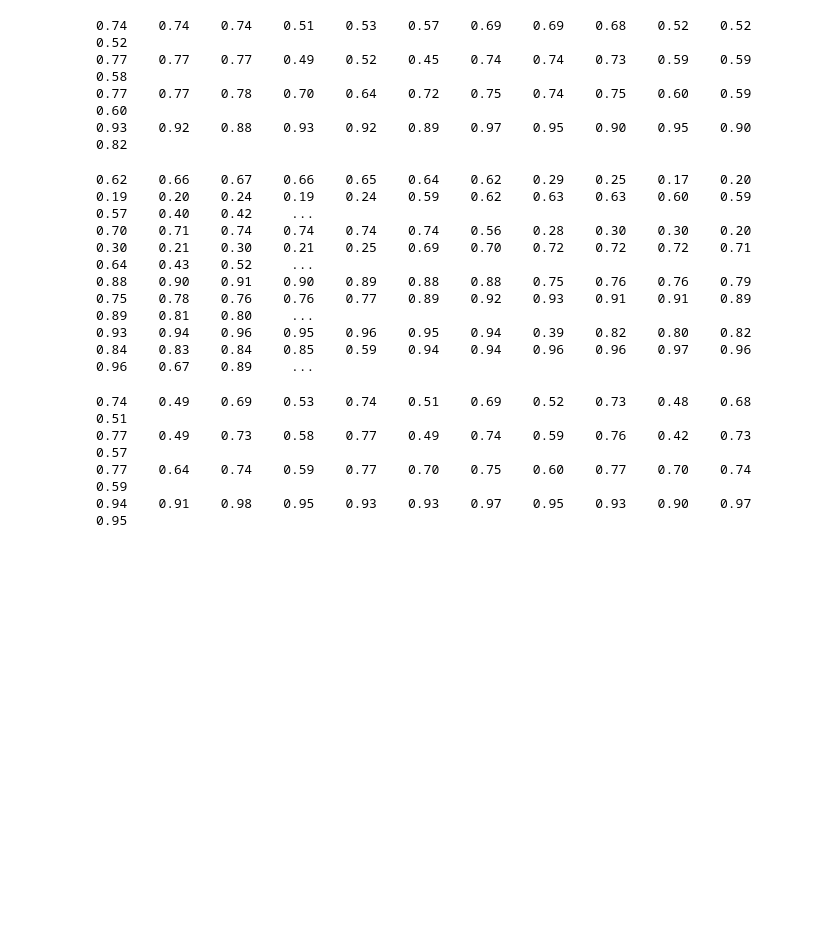
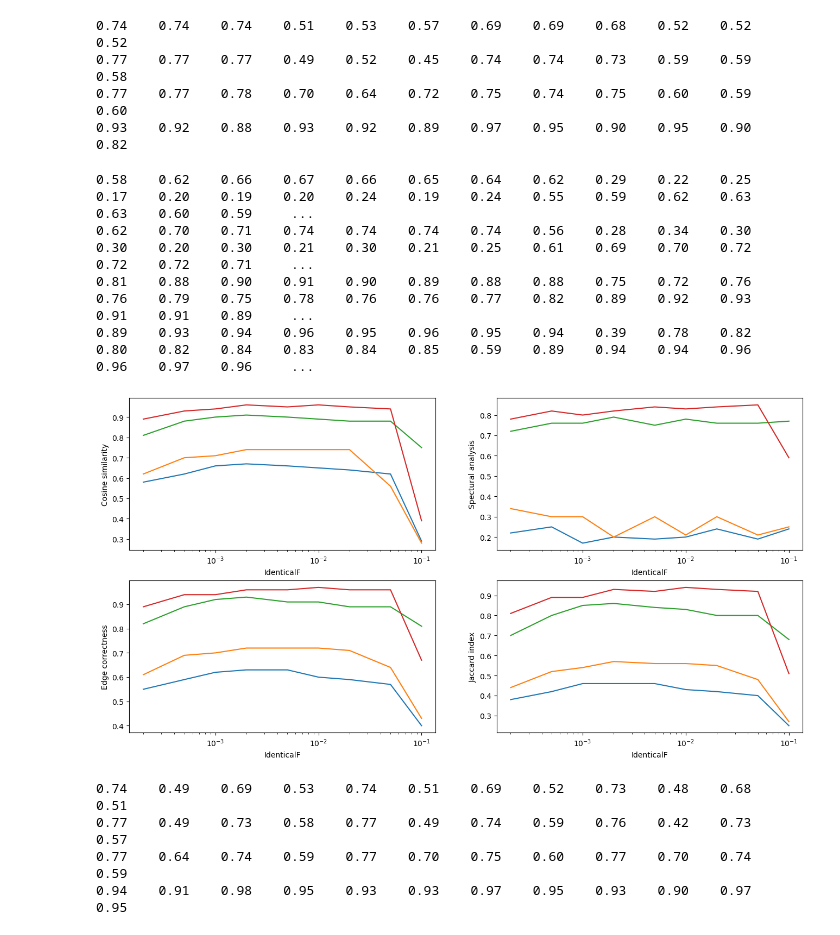
Before and after one commit to bizhili/Topology_Learning_Epis, a Jupyter notebook: readExperiment.ipynb, the cells around one changed output. Cells and saved outputs as stored; diff of their text form; code cells hidden in the pictures; blank space fills up the shorter version.

```diff
--- a/readExperiment.ipynb
+++ b/readExperiment.ipynb
@@ -15,7 +15,7 @@ denses= [4, 6, 8]
 nodes= [50, 100, 150]
 intenses= [0, 1, 2]
 
-identicalfs= [5e-4, 1e-3, 2e-3, 5e-3, 1e-2, 2e-2, 5e-2, 1e-1]# except 1e-2
+identicalfs= [2e-4, 5e-4, 1e-3, 2e-3, 5e-3, 1e-2, 2e-2, 5e-2, 1e-1]# except 1e-2
 
 commands1=set()
 linuxThread= 3
@@ -379,7 +379,10 @@ for randomGraph in randomGraphs:
 0.93    0.92    0.88    0.93    0.92    0.89    0.97    0.95    0.90    0.95    0.90    0.82
 # %%
 #AA_WS_identical_11_4_-1_0_100_10.0_150000
-
+cosinesNp= []
+spectralsNp= []
+edgesNp= []
+jaccardsNp= []
 identicalf= 0.01
 node= 100
 #Performance on different identicalf new
@@ -418,14 +421,47 @@ for randomGraph in randomGraphs:
         spectralsList.append(f"{spectrals:.2f}")
         edgesList.append(f"{edges:.2f}")
         jaccardsList.append(f"{jaccards:.2f}")
+    cosinesNp.append(cosinesList)
+    spectralsNp.append(spectralsList)
+    edgesNp.append(edgesList)
+    jaccardsNp.append(jaccardsList)
         #print(f"{cosines:.2f}\t{spectrals:.2f}\t{edges:.2f}\t{jaccards:.2f}", end="\t")
     print("\t".join(cosinesList)+"\t"+"\t".join(spectralsList)+"\t"+"\t".join(edgesList)+"\t"+"\t".join(jaccardsList))
     #print()
+cosinesNp= np.array(cosinesNp).astype(float)
+spectralsNp= np.array(spectralsNp).astype(float)
+edgesNp= np.array(edgesNp).astype(float)
+jaccardsNp= np.array(jaccardsNp).astype(float)
 # %% [output]
-0.62    0.66    0.67    0.66    0.65    0.64    0.62    0.29    0.25    0.17    0.20    0.19    0.20    0.24    0.19    0.24    0.59    0.62    0.63    0.63    0.60    0.59    0.57    0.40    0.42     ...
-0.70    0.71    0.74    0.74    0.74    0.74    0.56    0.28    0.30    0.30    0.20    0.30    0.21    0.30    0.21    0.25    0.69    0.70    0.72    0.72    0.72    0.71    0.64    0.43    0.52     ...
-0.88    0.90    0.91    0.90    0.89    0.88    0.88    0.75    0.76    0.76    0.79    0.75    0.78    0.76    0.76    0.77    0.89    0.92    0.93    0.91    0.91    0.89    0.89    0.81    0.80     ...
-0.93    0.94    0.96    0.95    0.96    0.95    0.94    0.39    0.82    0.80    0.82    0.84    0.83    0.84    0.85    0.59    0.94    0.94    0.96    0.96    0.97    0.96    0.96    0.67    0.89     ...
+0.58    0.62    0.66    0.67    0.66    0.65    0.64    0.62    0.29    0.22    0.25    0.17    0.20    0.19    0.20    0.24    0.19    0.24    0.55    0.59    0.62    0.63    0.63    0.60    0.59     ...
+0.62    0.70    0.71    0.74    0.74    0.74    0.74    0.56    0.28    0.34    0.30    0.30    0.20    0.30    0.21    0.30    0.21    0.25    0.61    0.69    0.70    0.72    0.72    0.72    0.71     ...
+0.81    0.88    0.90    0.91    0.90    0.89    0.88    0.88    0.75    0.72    0.76    0.76    0.79    0.75    0.78    0.76    0.76    0.77    0.82    0.89    0.92    0.93    0.91    0.91    0.89     ...
+0.89    0.93    0.94    0.96    0.95    0.96    0.95    0.94    0.39    0.78    0.82    0.80    0.82    0.84    0.83    0.84    0.85    0.59    0.89    0.94    0.94    0.96    0.96    0.97    0.96     ...
+# %%
+fig, axs = plt.subplots(2, 2, figsize=(16, 8))
+
+axs[0, 0].plot(identicalfs ,cosinesNp.T)
+axs[0, 0].set_ylabel('Cosine similarity')
+axs[0, 0].set_xlabel("IdenticalF")
+axs[0, 0].set_xscale('log')
+
+
+axs[0, 1].plot(identicalfs ,spectralsNp.T)
+axs[0, 1].set_ylabel('Spectural analysis')
+axs[0, 1].set_xlabel("IdenticalF")
+axs[0, 1].set_xscale('log')
+
+axs[1, 0].plot(identicalfs ,edgesNp.T)
+axs[1, 0].set_ylabel('Edge correctness')
+axs[1, 0].set_xlabel("IdenticalF")
+axs[1, 0].set_xscale('log')
+
+axs[1, 1].plot(identicalfs ,jaccardsNp.T)
+axs[1, 1].set_ylabel('Jaccard index')
+axs[1, 1].set_xlabel("IdenticalF")
+axs[1, 1].set_xscale('log')
+# %% [output]
+[figure, added]
 # %%
 
 identicalf= 0.01
```
Also changed, not shown: parts of 1 cell of this notebook, 2 other files.
